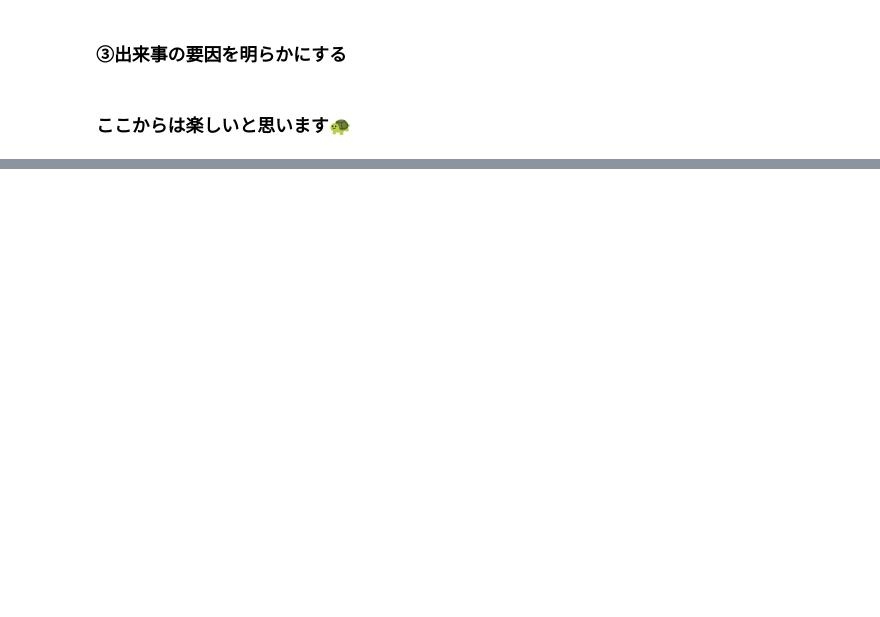
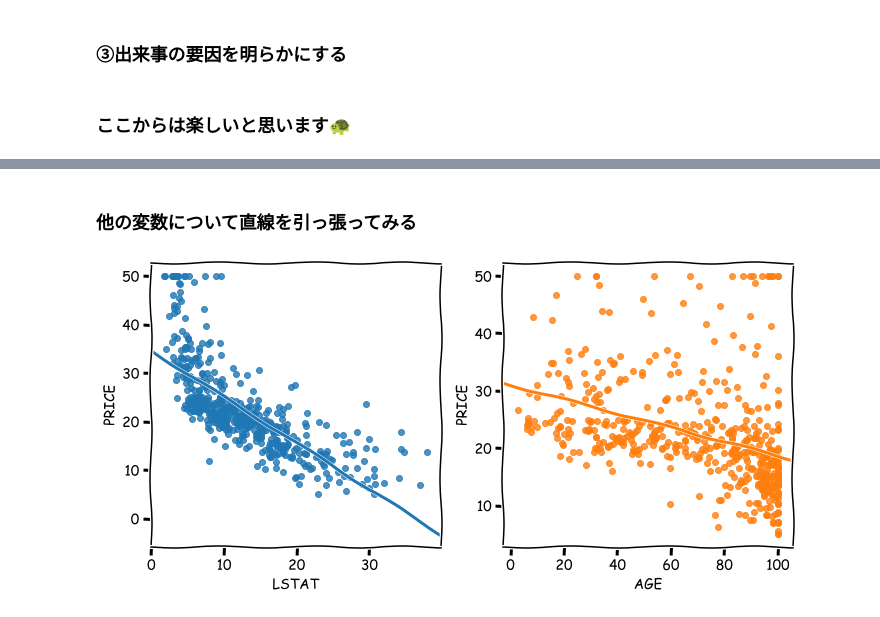
Before and after one commit to Soichiro-Fujioka/chotto-dekiru-DS, a Jupyter notebook: statistics/statistics-1.ipynb, the cells around one changed output, grey strips where cells are left out. Saved outputs shown, nothing was run; the diff lists cells and outputs as text; code cells hidden in the pictures; blank space fills up the shorter version.

```diff
--- a/statistics/statistics-1.ipynb
+++ b/statistics/statistics-1.ipynb
@@ -813,0 +847,10 @@ pvalue: 0.0665800355529245
+# %% [markdown]
+### 他の変数について直線を引っ張ってみる
+# %%
+fig, (ax1, ax2) = plt.subplots(1, 2, sharey=False, figsize = (10,5)) # 複数グラフの表示設定
+sns.regplot(data=boston, x='LSTAT', y='PRICE', ci=None, ax=ax1)
+sns.regplot(data=boston, x='AGE', y='PRICE', ci=None, ax=ax2)
+plt.tight_layout() # グラフが重ならないようにする
+plt.show()
+# %% [output]
+[figure, added]
```
Also changed, not shown: parts of 12 cells of this notebook.
